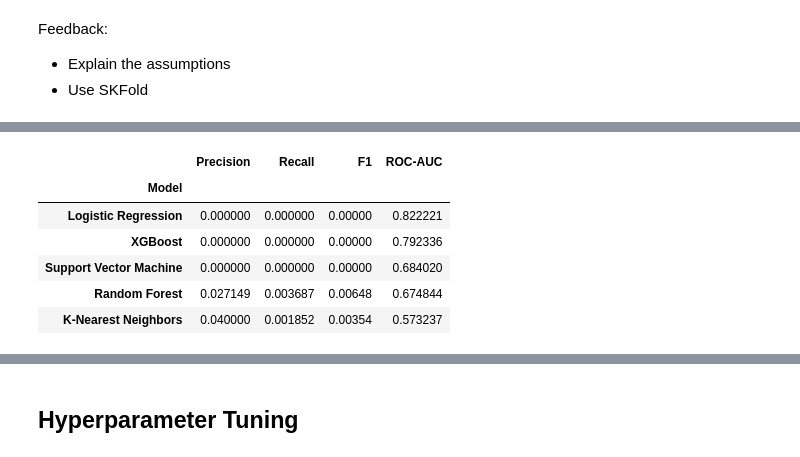
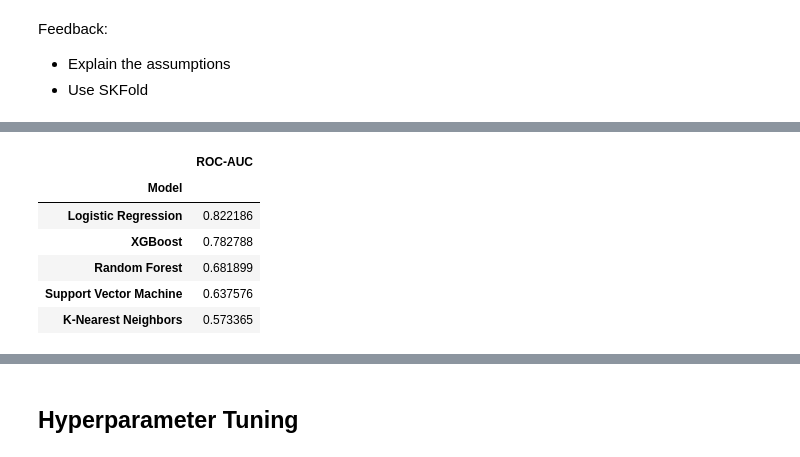
Before and after one commit to MisterHertz/Travel-Insurance, a Jupyter notebook: Travel Insurance.ipynb, the cells around one changed output, grey strips where cells are left out. Saved outputs shown, nothing was run; the diff lists cells and outputs as text; code cells hidden in the pictures.

```diff
--- a/Travel Insurance.ipynb
+++ b/Travel Insurance.ipynb
@@ -479,13 +619,34 @@ Product Name            0
 Gender                  0
 Destination             0
 dtype: int64
+# %%
+# Map Categorical Columns #
+
+def map_cat(df):
+    # Gender#
+    df['Gender'] = df['Gender'].fillna("Other")
+
+    # Destination #
+    top_dest = df["Destination"].value_counts().nlargest(3).index
+    df["Destination"] = df["Destination"].apply(lambda x: x if x in top_dest else "Other")
+
+    # Product Name #
+    top_prod = df["Product Name"].value_counts().nlargest(4).index
+    df["Product Name"] = df["Product Name"].apply(lambda x: x if x in top_prod else "Other")
+
+    # Agency #
+    top_agency = df["Agency"].value_counts().nlargest(2).index
+    df["Agency"] = df["Agency"].apply(lambda x: x if x in top_agency else "Other")
+    return df
+
+df_mapped = map_cat(df.copy())
 # %% [markdown]
 ## Train Test Split
 # %%
 from sklearn.model_selection import train_test_split
 # Feature and Target #
-X = df.drop(columns = 'Claim')
-y = df['Claim']
+X = df_mapped.drop(columns = 'Claim')
+y = df_mapped['Claim']
 
 # Train Test Split #
 X_train, X_test, y_train, y_test = train_test_split(X,
@@ -508,7 +670,8 @@ num_transformer = Pipeline(steps=[
 
 # Categorical Transformer #
 cat_transformer = Pipeline(steps=[
-    ("onehot", OneHotEncoder(handle_unknown="ignore"))
+    # ('map', FunctionTransformer(map_cat, validate = False)), # Allow the transformer to accept a DataFrame directly #
+    ("onehot", OneHotEncoder(drop='first', handle_unknown="ignore"))
 ])
 
 # Combine Transformers #
@@ -589,32 +728,33 @@ Name: proportion, dtype: float64
 # %%
 results = []
 
 for name, model in models.items():
     pipe = Pipeline([
         ('preprocessor', preprocessor),
         ('classifier', model)
     ])
 
-    precision_score = cross_val_score(pipe, X_train, y_train, cv=skf, scoring=precision_pos)
-    recall_score    = cross_val_score(pipe, X_train, y_train, cv=skf, scoring=recall_pos)
-    f1_score        = cross_val_score(pipe, X_train, y_train, cv=skf, scoring=f1_pos)
-    roc_auc_score   = cross_val_score(pipe, X_train, y_train, cv=skf, scoring=roc_auc)
+    # rec = cross_val_score(pipe, X_train, y_train, cv=skf, scoring="recall")
+    roc = cross_val_score(pipe, X_train, y_train, cv=skf, scoring="roc_auc")
+    # f1 = cross_val_score(pipe, X_train, y_train, cv=skf, scoring='f1')
+    # pre = cross_val_score(pipe, X_train, y_train, cv=skf, scoring="precision")
+
 
     results.append({
         "Model": name,
-        "Precision": precision_score.mean(),
-        "Recall": recall_score.mean(),
-        "F1": f1_score.mean(),
-        "ROC-AUC": roc_auc_score.mean()
+        # "Precision": pre.mean(),
+        # "Recall": rec.mean(),
+        # "F1": f1.mean(),
+        "ROC-AUC": roc.mean()
     })
 
 df_results = pd.DataFrame(results).set_index("Model")
 display(df_results.sort_values(by="ROC-AUC", ascending=False))
 # %% [output]
-|  | Precision | Recall | F1 | ROC-AUC |
-| Model |  |  |  |  |
-| Logistic Regression | 0.000000 | 0.000000 | 0.00000 | 0.822221 |
-| XGBoost | 0.000000 | 0.000000 | 0.00000 | 0.792336 |
-| Support Vector Machine | 0.000000 | 0.000000 | 0.00000 | 0.684020 |
-| Random Forest | 0.027149 | 0.003687 | 0.00648 | 0.674844 |
-| K-Nearest Neighbors | 0.040000 | 0.001852 | 0.00354 | 0.573237 |
+|  | ROC-AUC |
+| Model |  |
+| Logistic Regression | 0.822186 |
+| XGBoost | 0.782788 |
+| Random Forest | 0.681899 |
+| Support Vector Machine | 0.637576 |
+| K-Nearest Neighbors | 0.573365 |
```
Also changed, not shown: parts of 53 cells of this notebook.
